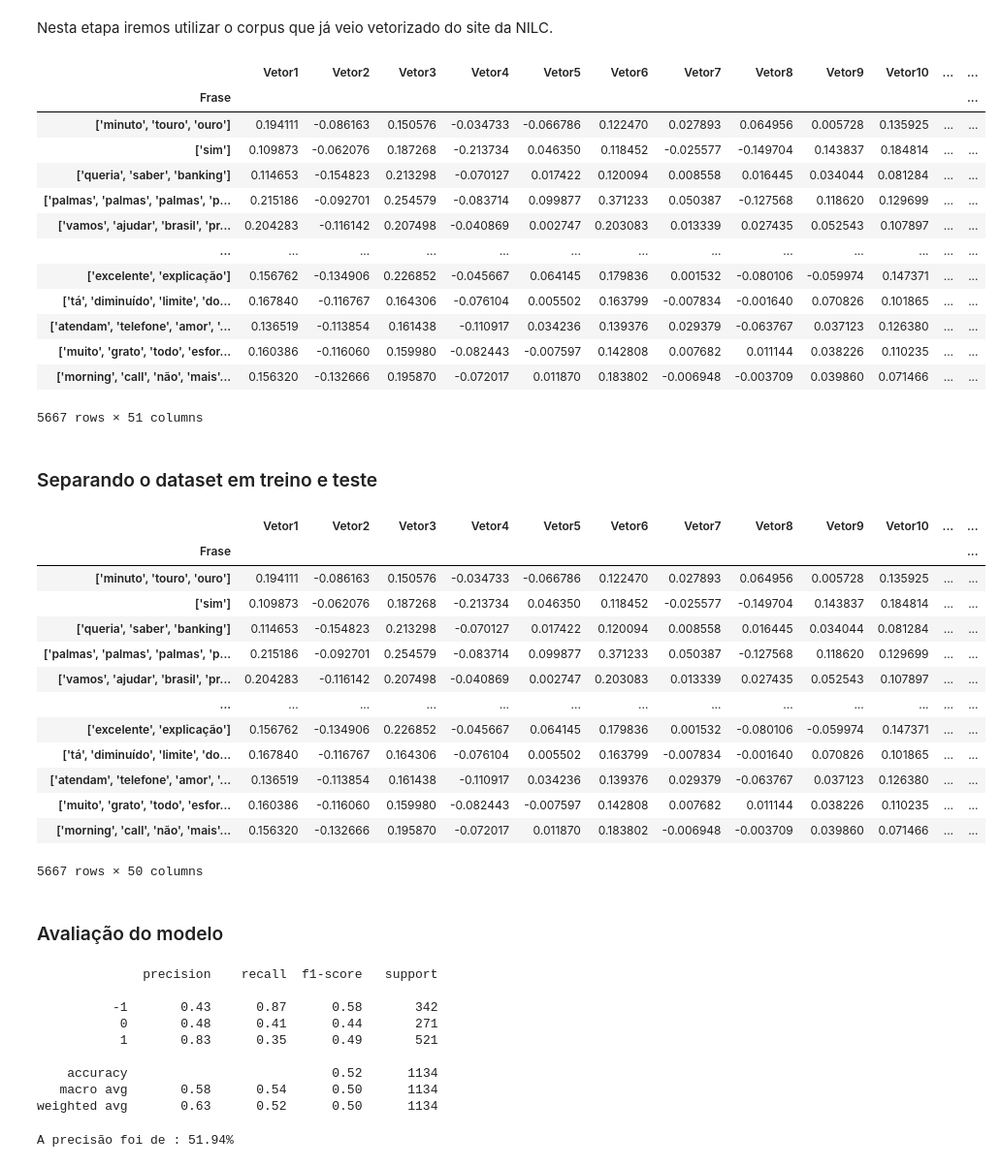
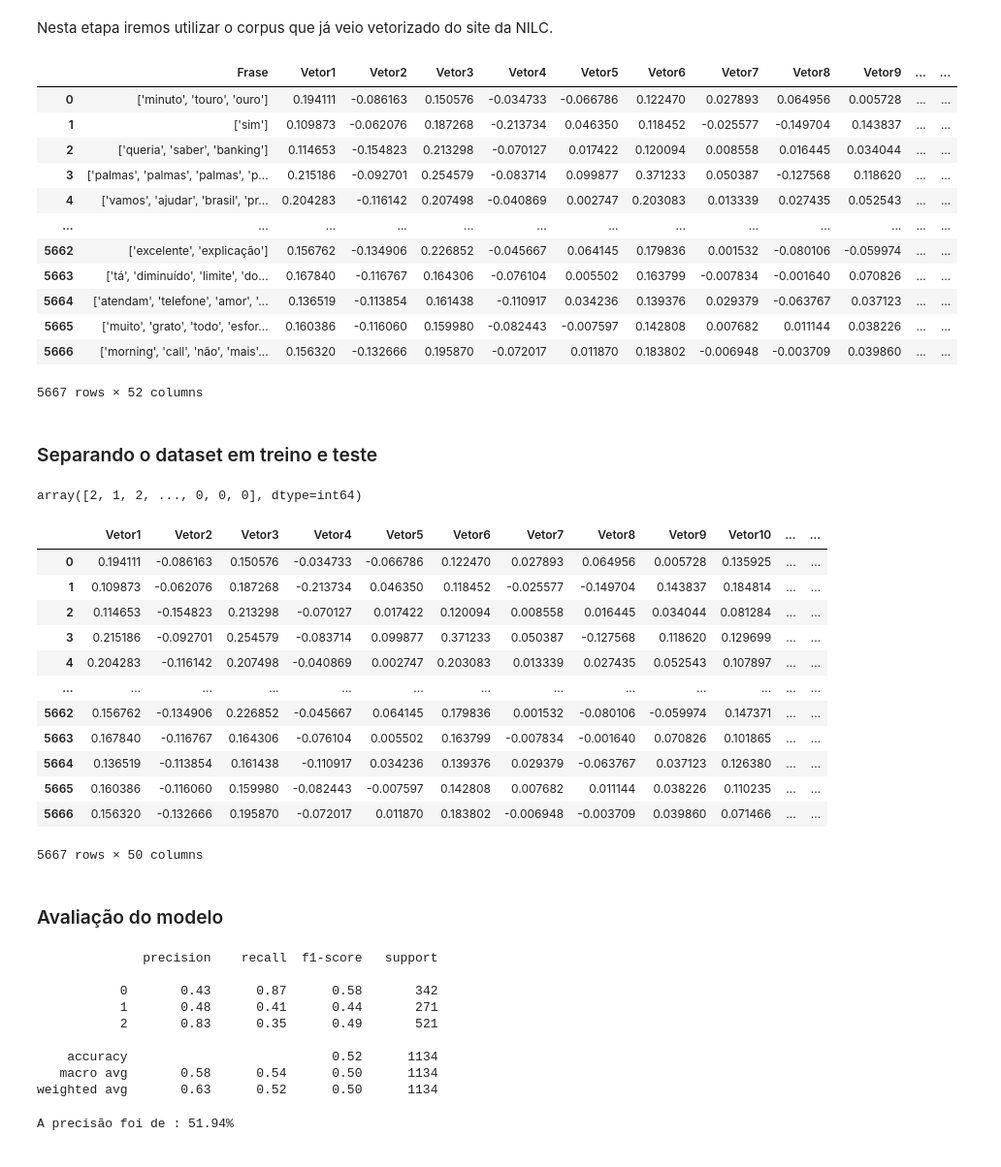
Before and after one commit to 2023M6T4-Inteli/Projeto4, a Jupyter notebook: src/naive bayes - word2vec.ipynb, the cells around one changed output. Shown at 97% size. Drawn from its saved outputs; the diff is of its cells as text; code cells hidden in the pictures.

```diff
--- a/src/naive bayes - word2vec.ipynb
+++ b/src/naive bayes - word2vec.ipynb
@@ -120,27 +131,33 @@ plt.show()
 Nesta etapa iremos utilizar o corpus que já veio vetorizado do site da NILC.
 # %%
 # Abrindo o dataframe
-df_cbow = pd.read_csv('../output/word2vec_cbow.csv', index_col=0)
+df_cbow = pd.read_csv('../output/word2vec_cbow.csv')
 # %%
 # Removendo NaN das bases para facilitar o treinamento
 df_cbow_NaN = df_cbow.dropna()
 df_cbow_NaN
 # %% [output]
-|  | Vetor1 | Vetor2 | Vetor3 | Vetor4 | Vetor5 | Vetor6 | Vetor7 | Vetor8 | Vetor9 | Vetor10 | ... | ... |
-| Frase |  |  |  |  |  |  |  |  |  |  |  | ... |
-| ['minuto', 'touro', 'ouro'] | 0.194111 | -0.086163 | 0.150576 | -0.034733 | -0.066786 | 0.122470 | 0.027893 | 0.064956 | 0.005728 | 0.135925 | ... | ... |
-| ['sim'] | 0.109873 | -0.062076 | 0.187268 | -0.213734 | 0.046350 | 0.118452 | -0.025577 | -0.149704 | 0.143837 | 0.184814 | ... | ... |
-| ['queria', 'saber', 'banking'] | 0.114653 | -0.154823 | 0.213298 | -0.070127 | 0.017422 | 0.120094 | 0.008558 | 0.016445 | 0.034044 | 0.081284 | ... | ... |
-| ['palmas', 'palmas', 'palmas', 'p... | 0.215186 | -0.092701 | 0.254579 | -0.083714 | 0.099877 | 0.371233 | 0.050387 | -0.127568 | 0.118620 | 0.129699 | ... | ... |
-| ['vamos', 'ajudar', 'brasil', 'pr... | 0.204283 | -0.116142 | 0.207498 | -0.040869 | 0.002747 | 0.203083 | 0.013339 | 0.027435 | 0.052543 | 0.107897 | ... | ... |
+|  | Frase | Vetor1 | Vetor2 | Vetor3 | Vetor4 | Vetor5 | Vetor6 | Vetor7 | Vetor8 | Vetor9 | ... | ... |
+| 0 | ['minuto', 'touro', 'ouro'] | 0.194111 | -0.086163 | 0.150576 | -0.034733 | -0.066786 | 0.122470 | 0.027893 | 0.064956 | 0.005728 | ... | ... |
+| 1 | ['sim'] | 0.109873 | -0.062076 | 0.187268 | -0.213734 | 0.046350 | 0.118452 | -0.025577 | -0.149704 | 0.143837 | ... | ... |
+| 2 | ['queria', 'saber', 'banking'] | 0.114653 | -0.154823 | 0.213298 | -0.070127 | 0.017422 | 0.120094 | 0.008558 | 0.016445 | 0.034044 | ... | ... |
+| 3 | ['palmas', 'palmas', 'palmas', 'p... | 0.215186 | -0.092701 | 0.254579 | -0.083714 | 0.099877 | 0.371233 | 0.050387 | -0.127568 | 0.118620 | ... | ... |
+| 4 | ['vamos', 'ajudar', 'brasil', 'pr... | 0.204283 | -0.116142 | 0.207498 | -0.040869 | 0.002747 | 0.203083 | 0.013339 | 0.027435 | 0.052543 | ... | ... |
 | ... | ... | ... | ... | ... | ... | ... | ... | ... | ... | ... | ... | ... |
-| ['excelente', 'explicação'] | 0.156762 | -0.134906 | 0.226852 | -0.045667 | 0.064145 | 0.179836 | 0.001532 | -0.080106 | -0.059974 | 0.147371 | ... | ... |
-| ['tá', 'diminuído', 'limite', 'do... | 0.167840 | -0.116767 | 0.164306 | -0.076104 | 0.005502 | 0.163799 | -0.007834 | -0.001640 | 0.070826 | 0.101865 | ... | ... |
-| ['atendam', 'telefone', 'amor', '... | 0.136519 | -0.113854 | 0.161438 | -0.110917 | 0.034236 | 0.139376 | 0.029379 | -0.063767 | 0.037123 | 0.126380 | ... | ... |
-| ['muito', 'grato', 'todo', 'esfor... | 0.160386 | -0.116060 | 0.159980 | -0.082443 | -0.007597 | 0.142808 | 0.007682 | 0.011144 | 0.038226 | 0.110235 | ... | ... |
-| ['morning', 'call', 'não', 'mais'... | 0.156320 | -0.132666 | 0.195870 | -0.072017 | 0.011870 | 0.183802 | -0.006948 | -0.003709 | 0.039860 | 0.071466 | ... | ... |
+| 5662 | ['excelente', 'explicação'] | 0.156762 | -0.134906 | 0.226852 | -0.045667 | 0.064145 | 0.179836 | 0.001532 | -0.080106 | -0.059974 | ... | ... |
+| 5663 | ['tá', 'diminuído', 'limite', 'do... | 0.167840 | -0.116767 | 0.164306 | -0.076104 | 0.005502 | 0.163799 | -0.007834 | -0.001640 | 0.070826 | ... | ... |
+| 5664 | ['atendam', 'telefone', 'amor', '... | 0.136519 | -0.113854 | 0.161438 | -0.110917 | 0.034236 | 0.139376 | 0.029379 | -0.063767 | 0.037123 | ... | ... |
+| 5665 | ['muito', 'grato', 'todo', 'esfor... | 0.160386 | -0.116060 | 0.159980 | -0.082443 | -0.007597 | 0.142808 | 0.007682 | 0.011144 | 0.038226 | ... | ... |
+| 5666 | ['morning', 'call', 'não', 'mais'... | 0.156320 | -0.132666 | 0.195870 | -0.072017 | 0.011870 | 0.183802 | -0.006948 | -0.003709 | 0.039860 | ... | ... |
-5667 rows × 51 columns
+5667 rows × 52 columns
 # %% [markdown]
 ### Separando o dataset em treino e teste
 # %%
 target_cbow = df_cbow_NaN['sentimento']
+# %%
+# label encoding na coluna alvo
+label_encoder = LabelEncoder()
+encoded_labels = label_encoder.fit_transform(target_cbow)
+encoded_labels
+# %% [output]
+array([2, 1, 2, ..., 0, 0, 0], dtype=int64)
@@ -147,20 +166,19 @@ target_cbow = df_cbow_NaN['sentimento']
 # %%
-features_cbow = df_cbow_NaN.iloc[:,0:50]
+features_cbow = df_cbow_NaN.iloc[:,1:51]
 features_cbow
 # %% [output]
 |  | Vetor1 | Vetor2 | Vetor3 | Vetor4 | Vetor5 | Vetor6 | Vetor7 | Vetor8 | Vetor9 | Vetor10 | ... | ... |
-| Frase |  |  |  |  |  |  |  |  |  |  |  | ... |
-| ['minuto', 'touro', 'ouro'] | 0.194111 | -0.086163 | 0.150576 | -0.034733 | -0.066786 | 0.122470 | 0.027893 | 0.064956 | 0.005728 | 0.135925 | ... | ... |
-| ['sim'] | 0.109873 | -0.062076 | 0.187268 | -0.213734 | 0.046350 | 0.118452 | -0.025577 | -0.149704 | 0.143837 | 0.184814 | ... | ... |
-| ['queria', 'saber', 'banking'] | 0.114653 | -0.154823 | 0.213298 | -0.070127 | 0.017422 | 0.120094 | 0.008558 | 0.016445 | 0.034044 | 0.081284 | ... | ... |
-| ['palmas', 'palmas', 'palmas', 'p... | 0.215186 | -0.092701 | 0.254579 | -0.083714 | 0.099877 | 0.371233 | 0.050387 | -0.127568 | 0.118620 | 0.129699 | ... | ... |
-| ['vamos', 'ajudar', 'brasil', 'pr... | 0.204283 | -0.116142 | 0.207498 | -0.040869 | 0.002747 | 0.203083 | 0.013339 | 0.027435 | 0.052543 | 0.107897 | ... | ... |
+| 0 | 0.194111 | -0.086163 | 0.150576 | -0.034733 | -0.066786 | 0.122470 | 0.027893 | 0.064956 | 0.005728 | 0.135925 | ... | ... |
+| 1 | 0.109873 | -0.062076 | 0.187268 | -0.213734 | 0.046350 | 0.118452 | -0.025577 | -0.149704 | 0.143837 | 0.184814 | ... | ... |
+| 2 | 0.114653 | -0.154823 | 0.213298 | -0.070127 | 0.017422 | 0.120094 | 0.008558 | 0.016445 | 0.034044 | 0.081284 | ... | ... |
+| 3 | 0.215186 | -0.092701 | 0.254579 | -0.083714 | 0.099877 | 0.371233 | 0.050387 | -0.127568 | 0.118620 | 0.129699 | ... | ... |
+| 4 | 0.204283 | -0.116142 | 0.207498 | -0.040869 | 0.002747 | 0.203083 | 0.013339 | 0.027435 | 0.052543 | 0.107897 | ... | ... |
 | ... | ... | ... | ... | ... | ... | ... | ... | ... | ... | ... | ... | ... |
-| ['excelente', 'explicação'] | 0.156762 | -0.134906 | 0.226852 | -0.045667 | 0.064145 | 0.179836 | 0.001532 | -0.080106 | -0.059974 | 0.147371 | ... | ... |
-| ['tá', 'diminuído', 'limite', 'do... | 0.167840 | -0.116767 | 0.164306 | -0.076104 | 0.005502 | 0.163799 | -0.007834 | -0.001640 | 0.070826 | 0.101865 | ... | ... |
-| ['atendam', 'telefone', 'amor', '... | 0.136519 | -0.113854 | 0.161438 | -0.110917 | 0.034236 | 0.139376 | 0.029379 | -0.063767 | 0.037123 | 0.126380 | ... | ... |
-| ['muito', 'grato', 'todo', 'esfor... | 0.160386 | -0.116060 | 0.159980 | -0.082443 | -0.007597 | 0.142808 | 0.007682 | 0.011144 | 0.038226 | 0.110235 | ... | ... |
-| ['morning', 'call', 'não', 'mais'... | 0.156320 | -0.132666 | 0.195870 | -0.072017 | 0.011870 | 0.183802 | -0.006948 | -0.003709 | 0.039860 | 0.071466 | ... | ... |
+| 5662 | 0.156762 | -0.134906 | 0.226852 | -0.045667 | 0.064145 | 0.179836 | 0.001532 | -0.080106 | -0.059974 | 0.147371 | ... | ... |
+| 5663 | 0.167840 | -0.116767 | 0.164306 | -0.076104 | 0.005502 | 0.163799 | -0.007834 | -0.001640 | 0.070826 | 0.101865 | ... | ... |
+| 5664 | 0.136519 | -0.113854 | 0.161438 | -0.110917 | 0.034236 | 0.139376 | 0.029379 | -0.063767 | 0.037123 | 0.126380 | ... | ... |
+| 5665 | 0.160386 | -0.116060 | 0.159980 | -0.082443 | -0.007597 | 0.142808 | 0.007682 | 0.011144 | 0.038226 | 0.110235 | ... | ... |
+| 5666 | 0.156320 | -0.132666 | 0.195870 | -0.072017 | 0.011870 | 0.183802 | -0.006948 | -0.003709 | 0.039860 | 0.071466 | ... | ... |
 5667 rows × 50 columns
 # %%
 X_train, X_test, y_train, y_test = train_test_split(features_cbow, target_cbow, test_size=0.2, random_state=42)
@@ -172,7 +190,7 @@ X_train, X_test, y_train, y_test = train_test_split(features_cbow, target_cbow,
 clf = GaussianNB()
 
 # Treinando o modelo com os dados de teste
-clf = clf.fit(X_train,y_train.values.ravel())
+clf = clf.fit(X_train,y_train)
 
 # Prevendo a resposta do dataset
 Y_pred = clf.predict(X_test)
@@ -181,9 +199,9 @@ print(classification_report(y_test,Y_pred))
 # %% [output]
               precision    recall  f1-score   support
 
-          -1       0.43      0.87      0.58       342
-           0       0.48      0.41      0.44       271
-           1       0.83      0.35      0.49       521
+           0       0.43      0.87      0.58       342
+           1       0.48      0.41      0.44       271
+           2       0.83      0.35      0.49       521
 
     accuracy                           0.52      1134
    macro avg       0.58      0.54      0.50      1134
```
Also changed, not shown: parts of 9 cells of this notebook.
